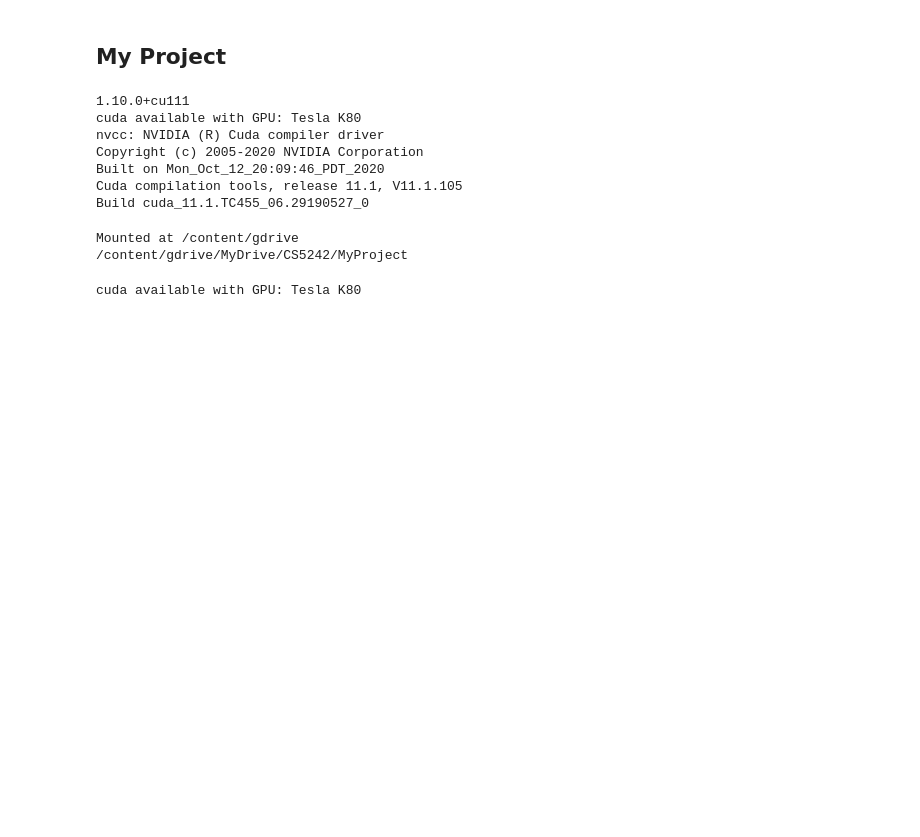
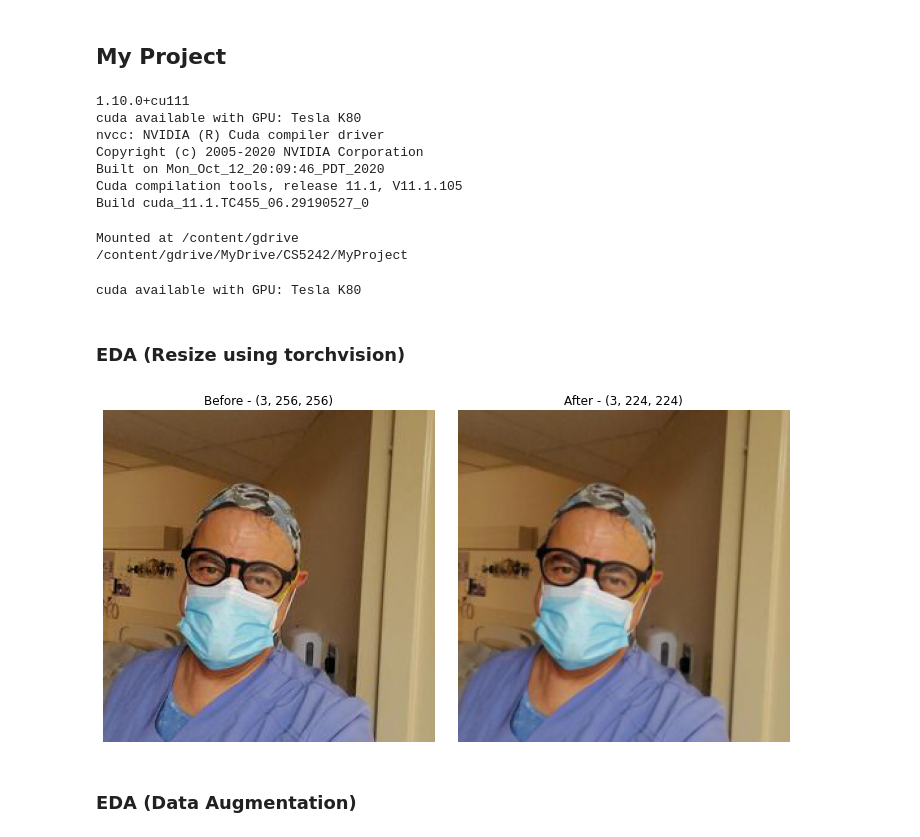
Before and after one commit to shuvamnandi/CS5242_Project, a Jupyter notebook: mlp_notebook.ipynb, the cells around one changed output. Cells and saved outputs as stored; diff of their text form; code cells hidden in the pictures; blank space fills up the shorter version.

Commit message:
feat: Add EDA resize and augment

```diff
--- a/mlp_notebook.ipynb
+++ b/mlp_notebook.ipynb
@@ -38,3 +38,5 @@ else:
     device = torch.device('cpu')
 # %% [output]
 cuda available with GPU: Tesla K80
+# %% [markdown]
+### EDA (Resize using torchvision)
@@ -40,0 +46,27 @@ cuda available with GPU: Tesla K80
+# %%
+# "tv data" is a directory containing 2 folders mask and no_mask which contains jpeg images of the respective classes.
+
+sample = tv.datasets.ImageFolder(root="./tv data", transform=tv.transforms.ToTensor())
+sample = iter(sample)
+
+resize = tv.transforms.Compose(
+    [tv.transforms.Resize(224), tv.transforms.CenterCrop(224), tv.transforms.ToTensor()]
+)
+sample_resized = tv.datasets.ImageFolder(root="./tv data", transform=resize)
+sample_resized = iter(sample_resized)
+# %%
+fig, ax = plt.subplots(1, 2, figsize=(10, 5))
+image = next(iter(sample))[0]
+image_resized = next(iter(sample_resized))[0]
+
+ax[0].imshow(image.permute(1, 2, 0))
+ax[0].axis("off")
+ax[0].set_title(f"Before - {tuple(image.shape)}")
+ax[1].imshow(image_resized.permute(1, 2, 0))
+ax[1].axis("off")
+ax[1].set_title(f"After - {tuple(image_resized.shape)}")
+plt.tight_layout()
+# %% [output]
+[figure, added]
+# %% [markdown]
+### EDA (Data Augmentation)
```
Also changed, not shown: parts of 9 cells of this notebook.
